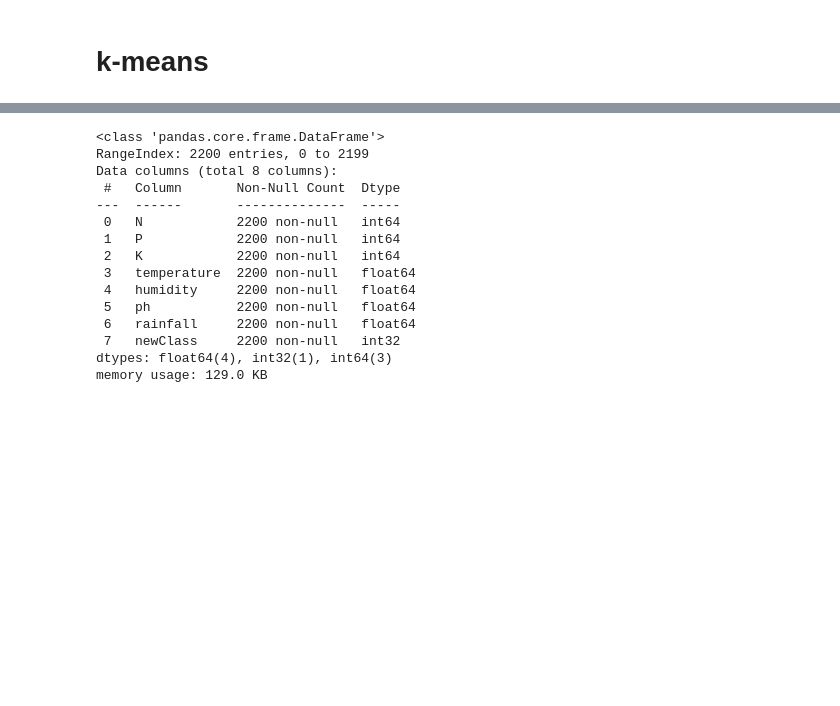
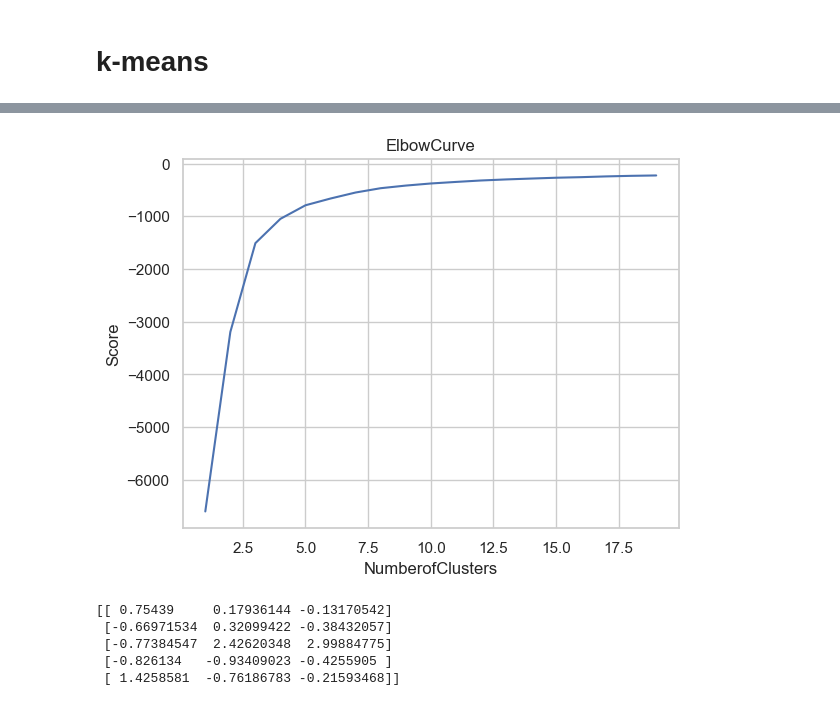
Before and after one commit to GuidoLorenzetti/TP, a Jupyter notebook: practico.ipynb, the cells around one changed output, grey strips where cells are left out. Cells and saved outputs as stored; diff of their text form; code cells hidden in the pictures; blank space fills up the shorter version.

Commit message:
clustering terminado (creo)

```diff
--- a/practico.ipynb
+++ b/practico.ipynb
@@ -229,19 +220,0 @@ from gap_statistic import OptimalK
-# %%
-def clustering(df, col1,col2,col3,label):
-    xWheat= np.array(df[[col1, col2, col3]])
-    yWheat= np.array(df[label])
-    fig= plt.figure(figsize=(10, 6))
-    ax= Axes3D(fig, auto_add_to_figure=False)
-    fig.add_axes(ax)
-    labels= np.unique(df[label])
-    palette= sns.color_palette("husl", len(labels))
-    for i, color in zip(labels, palette):
-        df1 = df[df[label] == i]
-        ax.scatter(df1[col1], df1[col2], df1[col3],
-        s=40, marker='o', color=color, alpha=1, label=label)
-        ax.set_xlabel(col1)
-        ax.set_ylabel(col2)
-        ax.set_zlabel(col3)
-
- #Falta terminar la funcion
-clustering(df,'N','P','K','label')
@@ -275,18 +221,36 @@ plt.show()
-# %%
-xWheat.info()
-# %% [output]
-<class 'pandas.core.frame.DataFrame'>
-RangeIndex: 2200 entries, 0 to 2199
-Data columns (total 8 columns):
- #   Column       Non-Null Count  Dtype
----  ------       --------------  -----
- 0   N            2200 non-null   int64
- 1   P            2200 non-null   int64
- 2   K            2200 non-null   int64
- 3   temperature  2200 non-null   float64
- 4   humidity     2200 non-null   float64
- 5   ph           2200 non-null   float64
- 6   rainfall     2200 non-null   float64
- 7   newClass     2200 non-null   int32
-dtypes: float64(4), int32(1), int64(3)
-memory usage: 129.0 KB
+# %%
+def clustering(df,col1,col2,col3,color,k):
+    xWheat=df[[col1,col2,col3]].copy()
+    Nc= range(1, 20)
+    kmeans= [KMeans(n_clusters=i, n_init=10) for i in Nc]
+    score = [kmeans[i].fit(xWheat).score(xWheat) for i in range(len(kmeans))]
+    plt.plot(Nc,score)
+    plt.xlabel('NumberofClusters')
+    plt.ylabel('Score')
+    plt.title('ElbowCurve')
+    plt.show()
+    kmeans = KMeans(n_clusters=k, n_init=10).fit(xWheat)
+    centroids= kmeans.cluster_centers_
+    print(centroids)
+
+    xWheat['cluster'] = kmeans.predict(xWheat)
+    labels= np.unique(xWheat['cluster'])
+    palette= sns.color_palette("husl", len(labels))
+    xWheat['cluster']=xWheat['cluster'].astype('category')
+
+    fig = px.scatter_3d(xWheat, x=col1, y=col2, z=col3, color="cluster",title='Gráfico de KMeans 3D Interactivo')
+    fig.update_layout(scene=dict(xaxis_title=col1, yaxis_title=col2, zaxis_title=col3), width=1600, height=1200)
+    centroid_df = pd.DataFrame(centroids, columns=[col1, col2, col3])
+    fig.add_scatter3d(x=centroid_df[col1], y=centroid_df[col2], z=centroid_df[col3],
+                      mode='markers', name='Centroides', marker=dict(color='black', symbol='x', size=20))
+
+    fig.show()
+
+clustering(xWS_df,'N','P','K','Colores',5)
+# %% [output]
+[figure, added]
+[[ 0.75439     0.17936144 -0.13170542]
+ [-0.66971534  0.32099422 -0.38432057]
+ [-0.77384547  2.42620348  2.99884775]
+ [-0.826134   -0.93409023 -0.4255905 ]
+ [ 1.4258581  -0.76186783 -0.21593468]]
```
Also changed, not shown: parts of 13 cells of this notebook.
